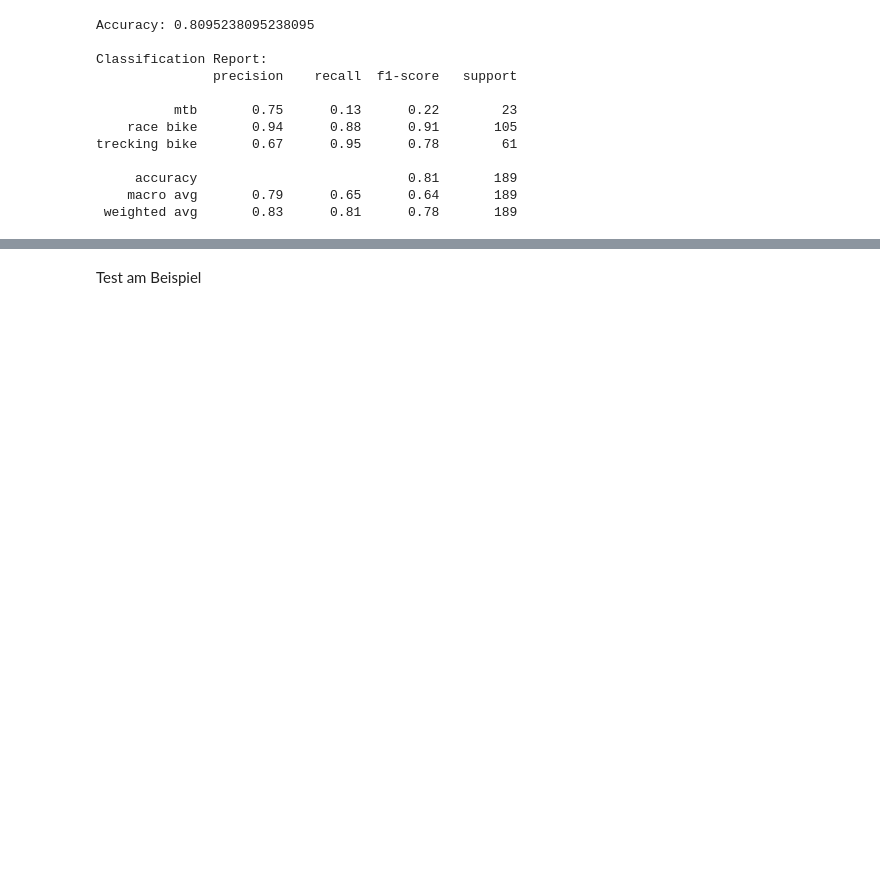
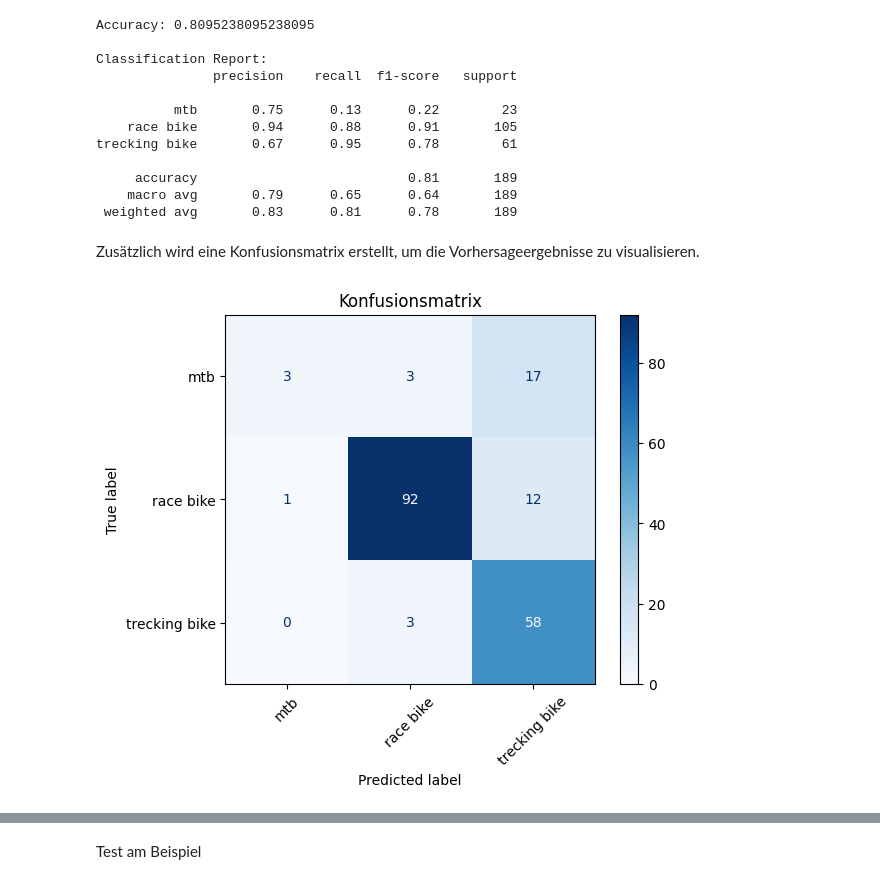
Before and after one commit to risky-dev-11/Laborarbeit---BAYES_CBR, a Jupyter notebook: Assignment_Bayes_CBR.ipynb, the cells around one changed output, grey strips where cells are left out. Drawn from its saved outputs; the diff is of its cells as text; code cells hidden in the pictures; blank space fills up the shorter version.

```diff
--- a/Assignment_Bayes_CBR.ipynb
+++ b/Assignment_Bayes_CBR.ipynb
@@ -507,14 +575,16 @@ all_states = pd.MultiIndex.from_product([
     ['low', 'high'],
     ['low', 'medium', 'high'],
     ['weekday', 'weekend']
-], names=['Elapsed Time', 'Distance','Elevation High', 'Elevation Gain', 'Weekday'])
+], names=evidence)
 
-cpt_complete = cpt_bike_type.reindex(all_states).fillna(1/3)  # gleichverteilt für leere Zellen
+# Erinnerung an die Verteilung (in %) der Bike Types:
 
-# Klassen von Bike Type
-bike_type_states = ['mtb', 'race bike', 'trecking bike']
+# race bike        55.555556
+# trecking bike    32.275132
+# mtb              12.169312
 
-# Extrahiere als Liste von Listen (je eine Liste pro Bike Type, transponiert für pgmpy)
-cpt_values = [
-    cpt_complete[bike_type].values.tolist() for bike_type in bike_type_states
-]
+# Fill missing values row-wise with the specified probabilities
+cpt_complete = cpt_bike_type.reindex(all_states).apply(
+    lambda row: row.fillna(pd.Series([0.1217, 0.5556, 0.3228], index=row.index)),
+    axis=1
+)
@@ -537,3 +603,19 @@ cpd_bike_type = TabularCPD(
+# %%
+cpd_bike_type = TabularCPD(
+    variable='Bike Type',
+    variable_card=3,
+    values=cpt_values,
+    evidence=evidence,
+    evidence_card=evidence_card,
+    state_names={
+        'Bike Type': bike_type_states,
+        'Elapsed Time': ['low', 'medium', 'high'],
+        'Distance': ['short', 'medium', 'long'],
+        'Elevation High': ['low', 'high'],
+        'Elevation Gain': ['low', 'medium', 'high'],
+        'Weekday': ['weekday', 'weekend']
+    }
+)
 # %% [markdown]
 #### 2.6 CPTs zum Modell hinzufügen
 # %%
@@ -631,4 +749,17 @@ trecking bike       0.67      0.95      0.78        61
      accuracy                           0.81       189
     macro avg       0.79      0.65      0.64       189
  weighted avg       0.83      0.81      0.78       189
+# %% [markdown]
+Zusätzlich wird eine Konfusionsmatrix erstellt, um die Vorhersageergebnisse zu visualisieren.
+# %%
+# Konfusionsmatrix berechnen
+cm = confusion_matrix(true_labels, predictions, labels=bike_type_states)
+
+# Konfusionsmatrix anzeigen
+disp = ConfusionMatrixDisplay(confusion_matrix=cm, display_labels=bike_type_states)
+disp.plot(cmap='Blues', xticks_rotation=45)
+plt.title("Konfusionsmatrix")
+plt.show()
+# %% [output]
+[figure, added]
 # %% [markdown]
```
Also changed, not shown: parts of 73 cells of this notebook.
